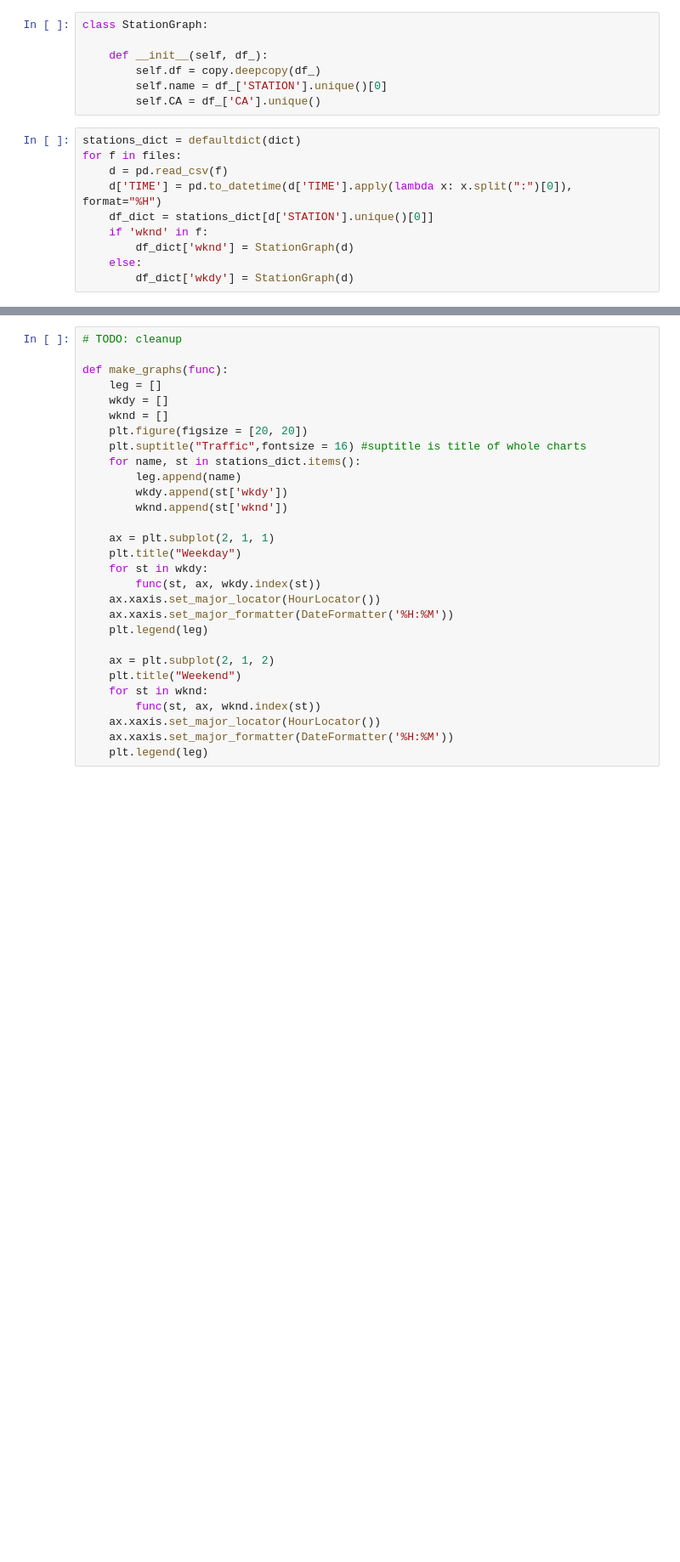
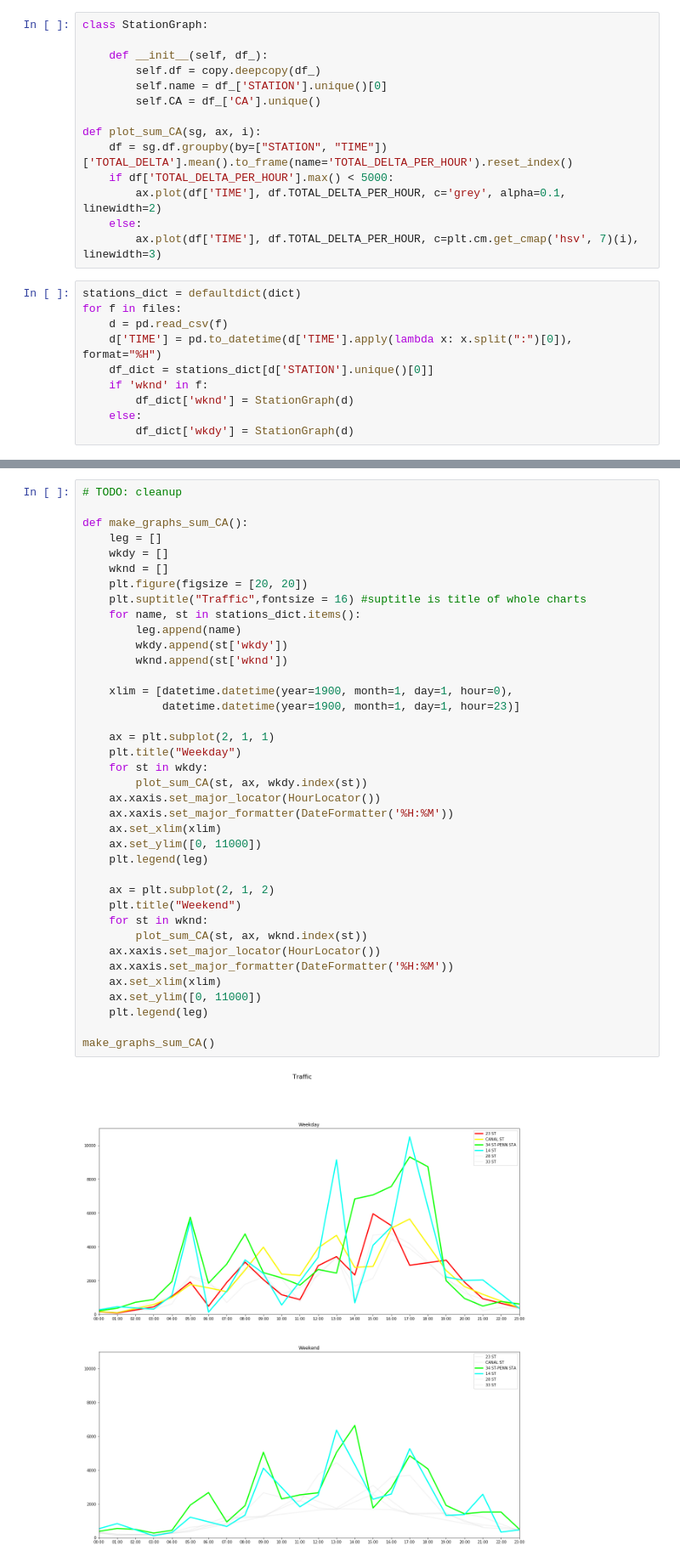
Before and after one commit to jhudiono/metis_scratch, a Jupyter notebook: benson_graph.ipynb, the cells around one changed output, grey strips where cells are left out. Shown at 85% size. Drawn from its saved outputs; the diff is of its cells as text; blank space fills up the shorter version.

```diff
--- a/benson_graph.ipynb
+++ b/benson_graph.ipynb
@@ -22,6 +22,13 @@ class StationGraph:
         self.df = copy.deepcopy(df_)
         self.name = df_['STATION'].unique()[0]
         self.CA = df_['CA'].unique()
+
+def plot_sum_CA(sg, ax, i):
+    df = sg.df.groupby(by=["STATION", "TIME"])['TOTAL_DELTA'].mean().to_frame(name='TOTAL_DELTA_PER_HOUR').reset_index()
+    if df['TOTAL_DELTA_PER_HOUR'].max() < 5000:
+        ax.plot(df['TIME'], df.TOTAL_DELTA_PER_HOUR, c='grey', alpha=0.1, linewidth=2)
+    else:
+        ax.plot(df['TIME'], df.TOTAL_DELTA_PER_HOUR, c=plt.cm.get_cmap('hsv', 7)(i), linewidth=3)
 # %%
 stations_dict = defaultdict(dict)
 for f in files:
@@ -42,29 +77,40 @@ def make_graph_all_CA(sg, ax, i):
 # %%
 # TODO: cleanup
 
-def make_graphs(func):
+def make_graphs_sum_CA():
     leg = []
     wkdy = []
     wknd = []
     plt.figure(figsize = [20, 20])
     plt.suptitle("Traffic",fontsize = 16) #suptitle is title of whole charts
     for name, st in stations_dict.items():
         leg.append(name)
         wkdy.append(st['wkdy'])
         wknd.append(st['wknd'])
 
+    xlim = [datetime.datetime(year=1900, month=1, day=1, hour=0),
+            datetime.datetime(year=1900, month=1, day=1, hour=23)]
+
     ax = plt.subplot(2, 1, 1)
     plt.title("Weekday")
     for st in wkdy:
-        func(st, ax, wkdy.index(st))
+        plot_sum_CA(st, ax, wkdy.index(st))
     ax.xaxis.set_major_locator(HourLocator())
     ax.xaxis.set_major_formatter(DateFormatter('%H:%M'))
+    ax.set_xlim(xlim)
+    ax.set_ylim([0, 11000])
     plt.legend(leg)
 
     ax = plt.subplot(2, 1, 2)
     plt.title("Weekend")
     for st in wknd:
-        func(st, ax, wknd.index(st))
+        plot_sum_CA(st, ax, wknd.index(st))
     ax.xaxis.set_major_locator(HourLocator())
     ax.xaxis.set_major_formatter(DateFormatter('%H:%M'))
+    ax.set_xlim(xlim)
+    ax.set_ylim([0, 11000])
     plt.legend(leg)
+
+make_graphs_sum_CA()
+# %% [output]
+[figure, added]
```
Also changed, not shown: parts of 4 cells of this notebook.
